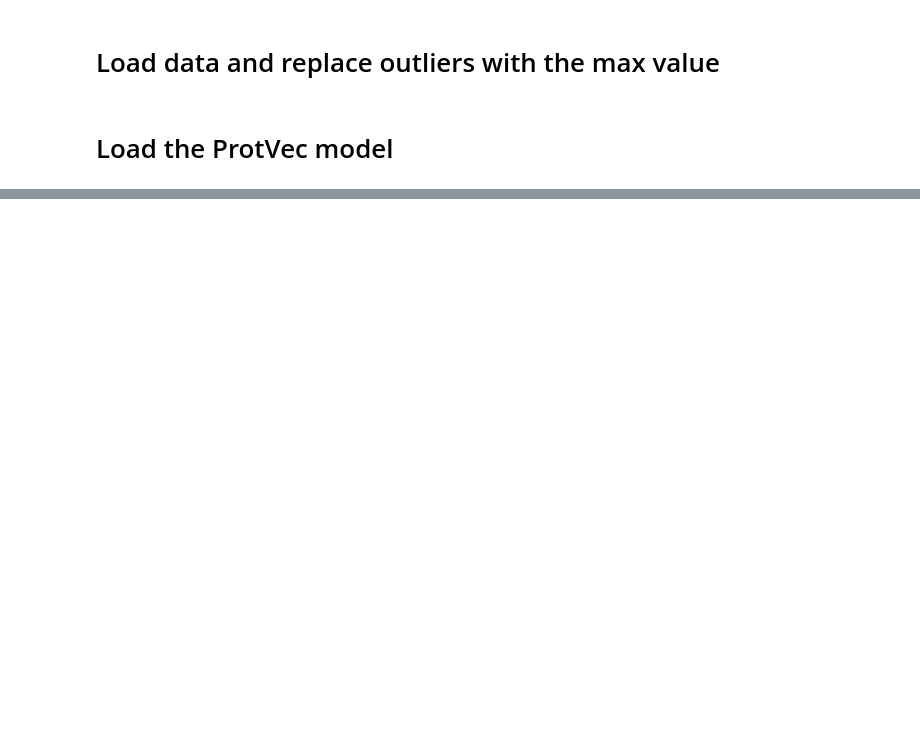
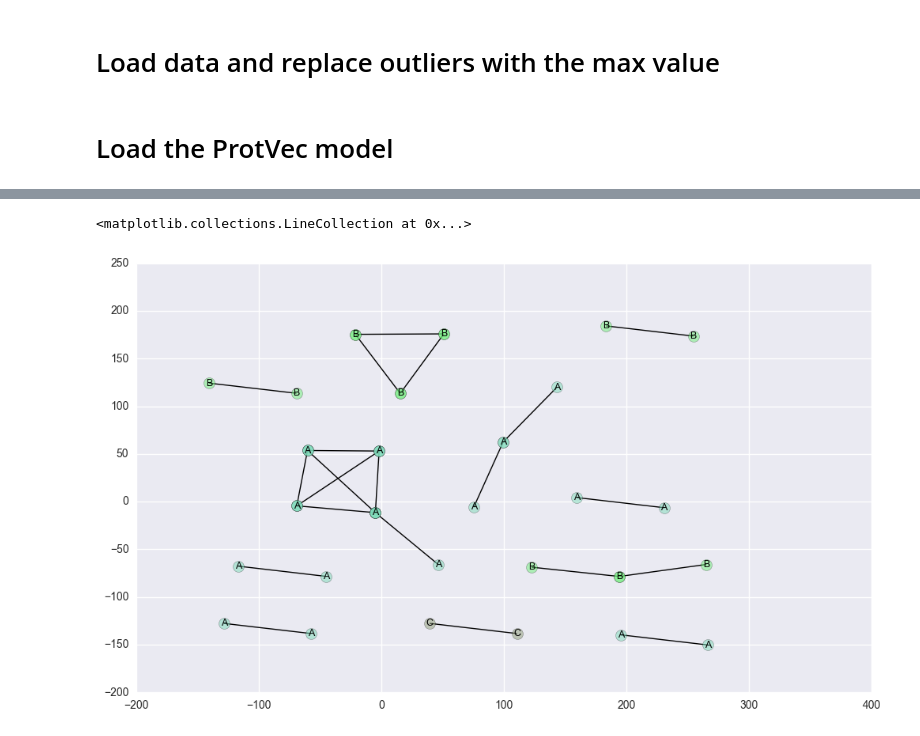
Before and after one commit to imminfo/mhc, a Jupyter notebook: clustering.ipynb, the cells around one changed output, grey strips where cells are left out. Drawn from its saved outputs; the diff is of its cells as text; code cells hidden in the pictures; blank space fills up the shorter version.

```diff
--- a/clustering.ipynb
+++ b/clustering.ipynb
@@ -38,0 +97,18 @@ def pv_sum(seq, protvec=protvec):
+# %%
+def compute_tsne(perp, data, classes):
+    tsne = TSNE(perplexity=perp)
+    vec_tsne = tsne.fit_transform(data)
+    df_tsne = pd.DataFrame({"D1": vec_tsne[:,0], "D2": vec_tsne[:,1], "Class": classes})
+    return sns.lmplot("D1", "D2", hue = "Class", data = df_tsne, fit_reg = False)
+
+
+new_col = []
+for i, mhc_name in enumerate(mhc_df.mhc):
+    new_col.append(pv_sum(list(mhc_df.sequence[mhc_df.mhc == mhc_name])[0]))
+
+
+classes = list(map(lambda x: x[3], mhc_df.mhc))
+compute_tsne(15, new_col, classes)
+compute_tsne(25, new_col, classes)
+compute_tsne(30, new_col, classes)
+compute_tsne(35, new_col, classes)
@@ -38,0 +122,56 @@ def pv_sum(seq, protvec=protvec):
+# %%
+mhc_df.sequence = list(map(lambda x: x[:180], mhc_df.sequence))
+# %%
+import random
+
+
+def hamm_check(alpha, beta, max_dist):
+    err = 0
+    for a, b in zip(alpha, beta):
+        err += a != b
+        if err >= max_dist:
+            return False
+    return True
+
+
+MAX_DIST = 3
+
+G = nx.Graph()
+
+mhc_classes = list(map(lambda x: x[3], mhc_df.mhc))
+
+edges = []
+labels = {}
+color_classes = {x: random.random() for x in mhc_classes}
+colors = {x: [] for x in color_classes}
+nodes = {x: [] for x in color_classes}
+
+for i in range(len(mhc_df) - 1):
+    for j in range(i + 1, len(mhc_df)):
+        if hamm_check(mhc_df.sequence.iloc[i], mhc_df.sequence.iloc[j], MAX_DIST):
+            edges.append((i, j))
+            labels[i] = mhc_classes[i]
+            labels[j] = mhc_classes[j]
+            colors[mhc_classes[i]].append(colors_classes[mhc_classes[i]])
+            colors[mhc_classes[j]].append(colors_classes[mhc_classes[j]])
+            nodes[mhc_classes[i]].append(i)
+            nodes[mhc_classes[j]].append(j)
+            G.add_edge(i, j)
+
+plt.figure(1, figsize=(12, 7))
+pos = graphviz_layout(G, prog="neato")
+for ag in color_classes:
+    nx.draw_networkx_nodes(G,
+                           pos,
+                           nodes[ag],
+                           node_color=[random.random(), random.random(), random.random()],
+                           node_size = 100,
+                           alpha = .5)
+nx.draw_networkx_labels(G,
+                        pos,
+                        labels,
+                        font_size = 9)
+nx.draw_networkx_edges(G, pos)
+# %% [output]
+<matplotlib.collections.LineCollection at 0x...>
+[figure, added]
```
Also changed, not shown: parts of 12 cells of this notebook.
